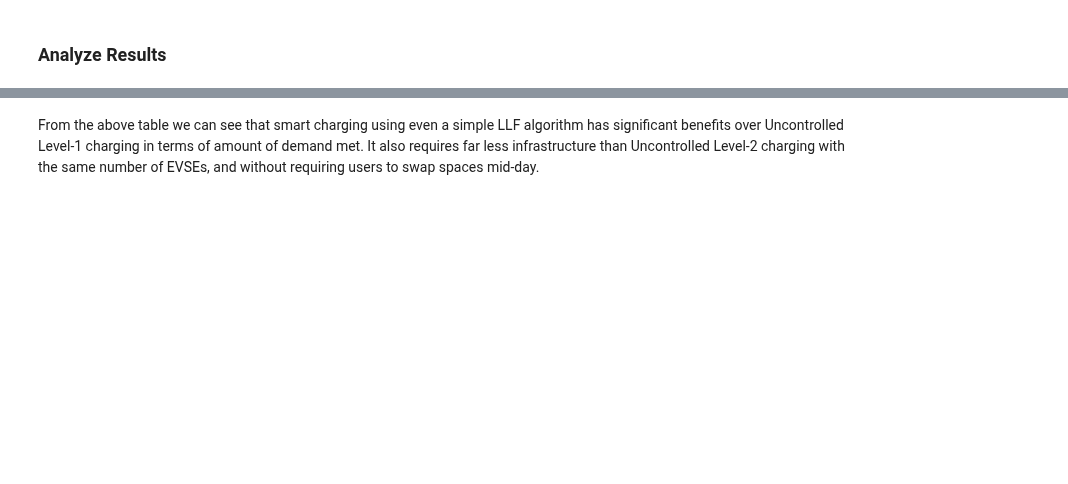
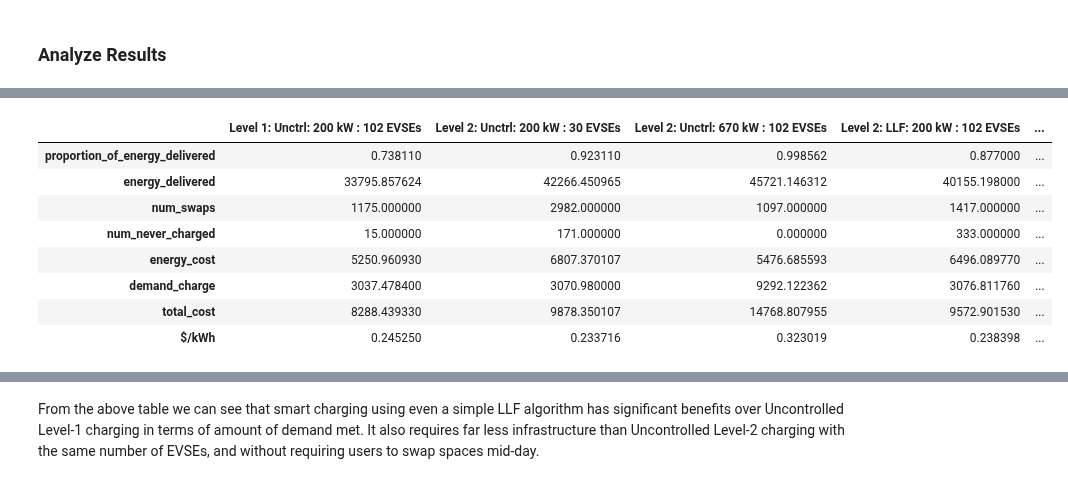
Before and after one commit to caltech-netlab/acnportal-experiments, a Jupyter notebook: examples/1-Infrastructure-Evaluation/1.2-Comparing-Infrastructure-Designs/1.2-comparing-infrastructure-designs.ipynb, the cells around one changed output, grey strips where cells are left out. Cells and saved outputs as stored; diff of their text form; code cells hidden in the pictures; blank space fills up the shorter version.

```diff
--- a/examples/1-Infrastructure-Evaluation/1.2-Comparing-Infrastructure-Designs/1.2-comparing-infrastructure-designs.ipynb
+++ b/examples/1-Infrastructure-Evaluation/1.2-Comparing-Infrastructure-Designs/1.2-comparing-infrastructure-designs.ipynb
@@ -297,2 +285,10 @@ level2_200kW_llf = run_experiment(level_2_200kW_102, llf,
+# %%
+level2_670kW_unctrl_200 = run_experiment(level_2_670kW_102, uncontrolled, deepcopy(sessions_200))
+# %%
+level2_200kW_llf_200 = run_experiment(level_2_200kW_102, llf, deepcopy(sessions_200))
+# %%
+level2_200kW_cost_min_200 = run_experiment(level_2_200kW_102, cost_min, deepcopy(sessions_200))
+# %%
+level2_200kW_cost_min_201_200 = run_experiment(level_2_200kW_201, cost_min, deepcopy(sessions_200))
 # %% [markdown]
 ### Analyze Results
@@ -298,0 +314,19 @@ level2_200kW_llf = run_experiment(level_2_200kW_102, llf,
+# %%
+pd.DataFrame({
+    'Level 1: Unctrl: 200 kW : 102 EVSEs': level1_unctrl_200,
+    'Level 2: Unctrl: 200 kW : 30 EVSEs':  level2_200kW_untrl_200,
+    'Level 2: Unctrl: 670 kW : 102 EVSEs': level2_670kW_unctrl_200,
+    'Level 2: LLF: 200 kW : 102 EVSEs': level2_200kW_llf_200,
+    'Level 2: Min Cost: 200 kW : 102 EVSEs': level2_200kW_cost_min_200,
+    'Level 2: Min Cost: 200 kW : 201 EVSEs': level2_200kW_cost_min_201_200
+})
+# %% [output]
+|  | Level 1: Unctrl: 200 kW : 102 EVSEs | Level 2: Unctrl: 200 kW : 30 EVSEs | Level 2: Unctrl: 670 kW : 102 EVSEs | Level 2: LLF: 200 kW : 102 EVSEs | ... |
+| proportion_of_energy_delivered | 0.738110 | 0.923110 | 0.998562 | 0.877000 | ... |
+| energy_delivered | 33795.857624 | 42266.450965 | 45721.146312 | 40155.198000 | ... |
+| num_swaps | 1175.000000 | 2982.000000 | 1097.000000 | 1417.000000 | ... |
+| num_never_charged | 15.000000 | 171.000000 | 0.000000 | 333.000000 | ... |
+| energy_cost | 5250.960930 | 6807.370107 | 5476.685593 | 6496.089770 | ... |
+| demand_charge | 3037.478400 | 3070.980000 | 9292.122362 | 3076.811760 | ... |
+| total_cost | 8288.439330 | 9878.350107 | 14768.807955 | 9572.901530 | ... |
+| $/kWh | 0.245250 | 0.233716 | 0.323019 | 0.238398 | ... |
```
Also changed, not shown: parts of 22 cells of this notebook.
